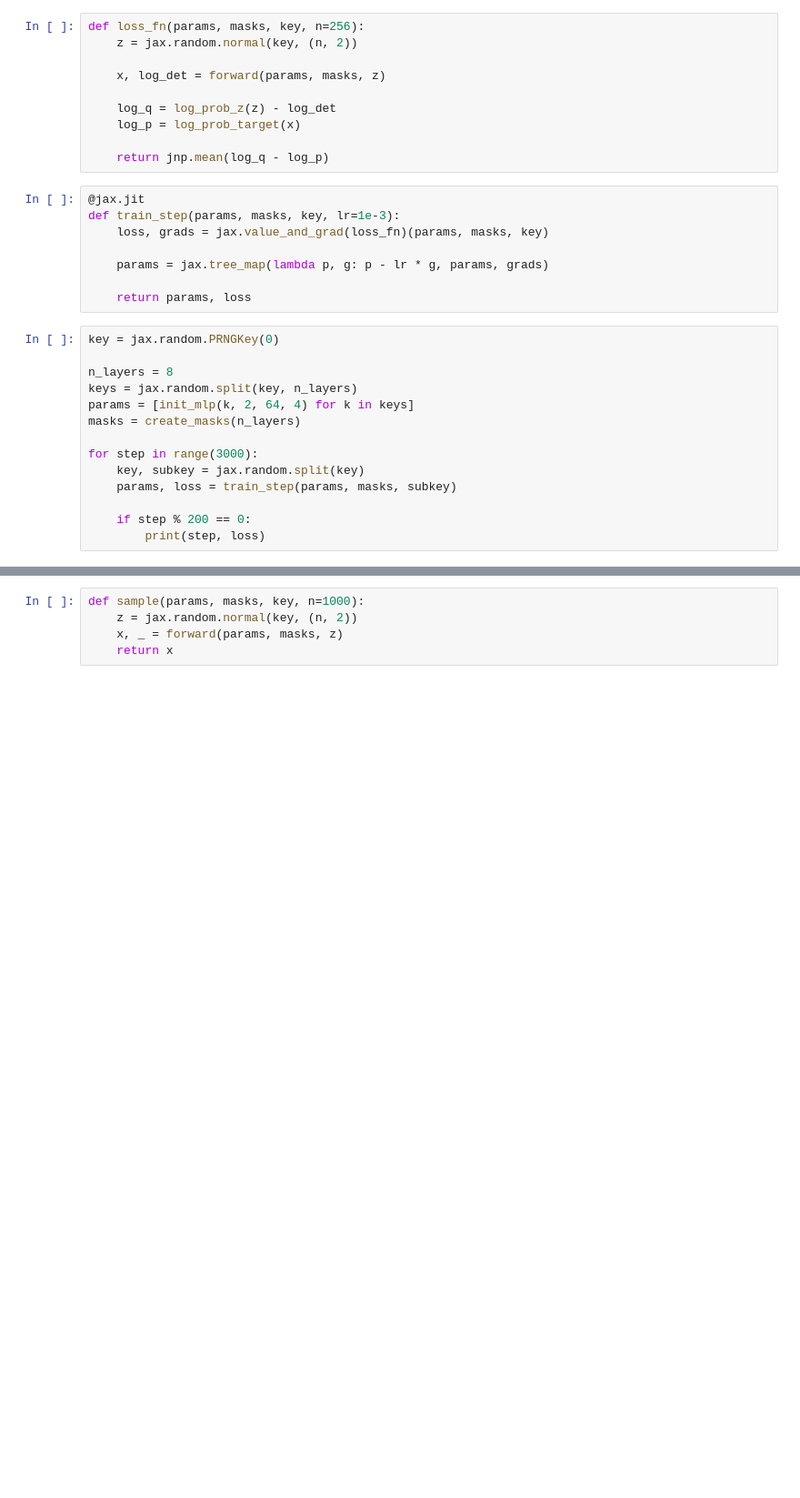
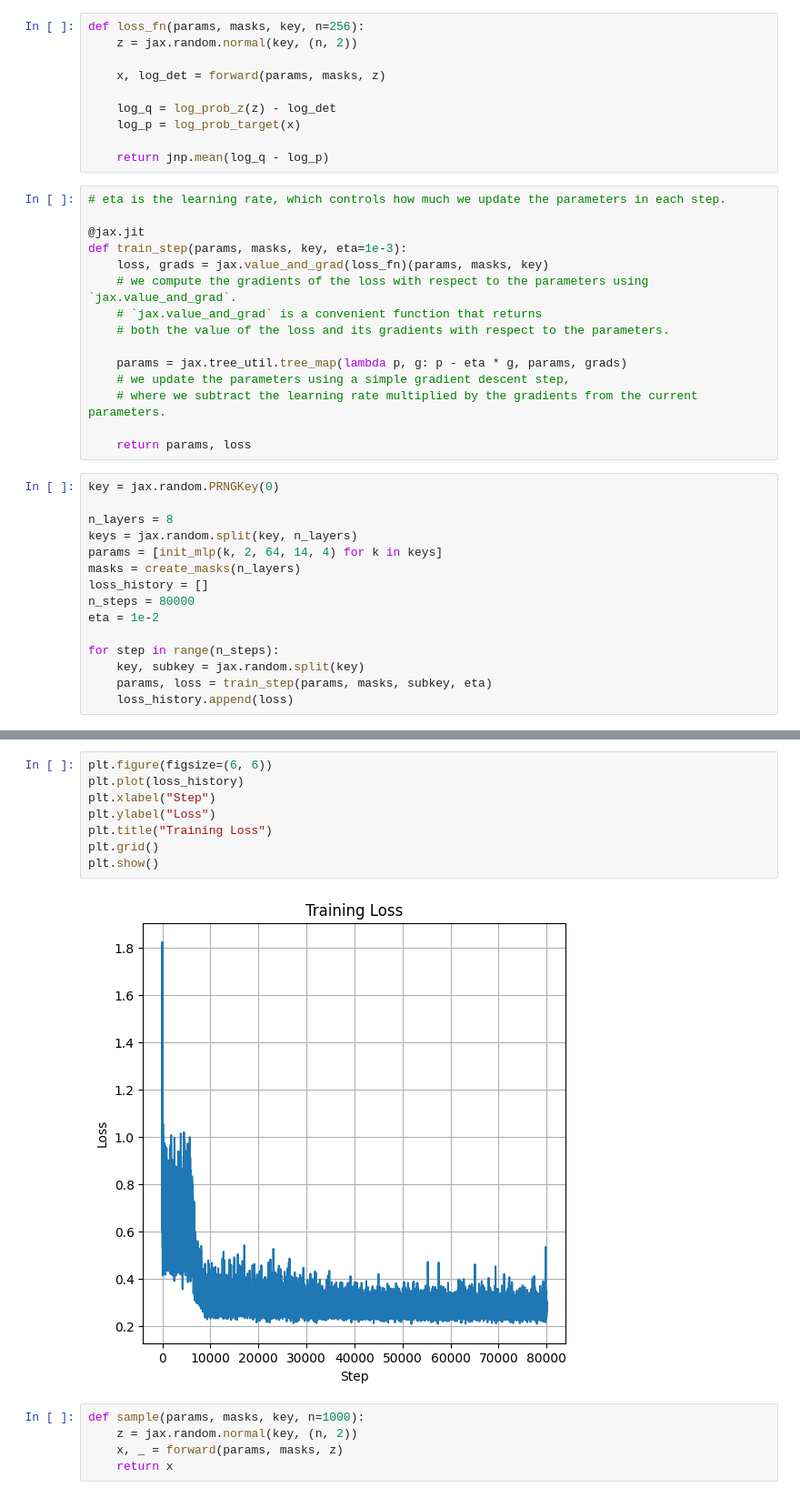
Before and after one commit to rpivi/Normalizing_Flow, a Jupyter notebook: nf.ipynb, the cells around one changed output, grey strips where cells are left out. Shown at 91% size. Cells and saved outputs as stored; diff of their text form; blank space fills up the shorter version.

```diff
--- a/nf.ipynb
+++ b/nf.ipynb
@@ -78,11 +98,18 @@ def loss_fn(params, masks, key, n=256):
 
     return jnp.mean(log_q - log_p)
 # %%
+# eta is the learning rate, which controls how much we update the parameters in each step.
+
 @jax.jit
-def train_step(params, masks, key, lr=1e-3):
+def train_step(params, masks, key, eta=1e-3):
     loss, grads = jax.value_and_grad(loss_fn)(params, masks, key)
+    # we compute the gradients of the loss with respect to the parameters using `jax.value_and_grad`.
+    # `jax.value_and_grad` is a convenient function that returns
+    # both the value of the loss and its gradients with respect to the parameters.
 
-    params = jax.tree_map(lambda p, g: p - lr * g, params, grads)
+    params = jax.tree_util.tree_map(lambda p, g: p - eta * g, params, grads)
+    # we update the parameters using a simple gradient descent step,
+    # where we subtract the learning rate multiplied by the gradients from the current parameters.
 
     return params, loss
 # %%
@@ -90,12 +117,13 @@ key = jax.random.PRNGKey(0)
 
 n_layers = 8
 keys = jax.random.split(key, n_layers)
-params = [init_mlp(k, 2, 64, 4) for k in keys]
+params = [init_mlp(k, 2, 64, 14, 4) for k in keys]
 masks = create_masks(n_layers)
+loss_history = []
+n_steps = 80000
+eta = 1e-2
 
-for step in range(3000):
+for step in range(n_steps):
     key, subkey = jax.random.split(key)
-    params, loss = train_step(params, masks, subkey)
-
-    if step % 200 == 0:
-        print(step, loss)
+    params, loss = train_step(params, masks, subkey, eta)
+    loss_history.append(loss)
@@ -102,3 +132,13 @@ for step in range(3000):
+# %%
+plt.figure(figsize=(6, 6))
+plt.plot(loss_history)
+plt.xlabel("Step")
+plt.ylabel("Loss")
+plt.title("Training Loss")
+plt.grid()
+plt.show()
+# %% [output]
+[figure, added]
 # %%
 def sample(params, masks, key, n=1000):
     z = jax.random.normal(key, (n, 2))
```
Also changed, not shown: parts of 10 cells of this notebook.
